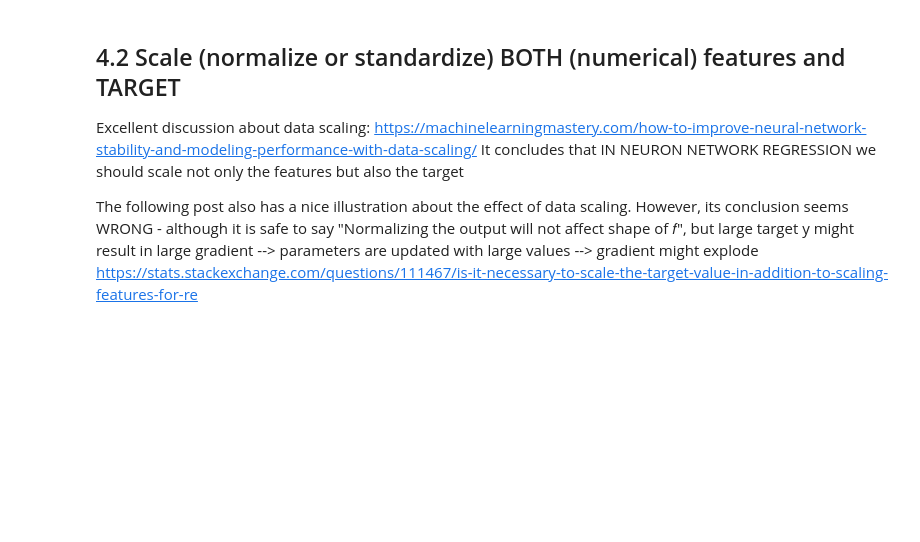
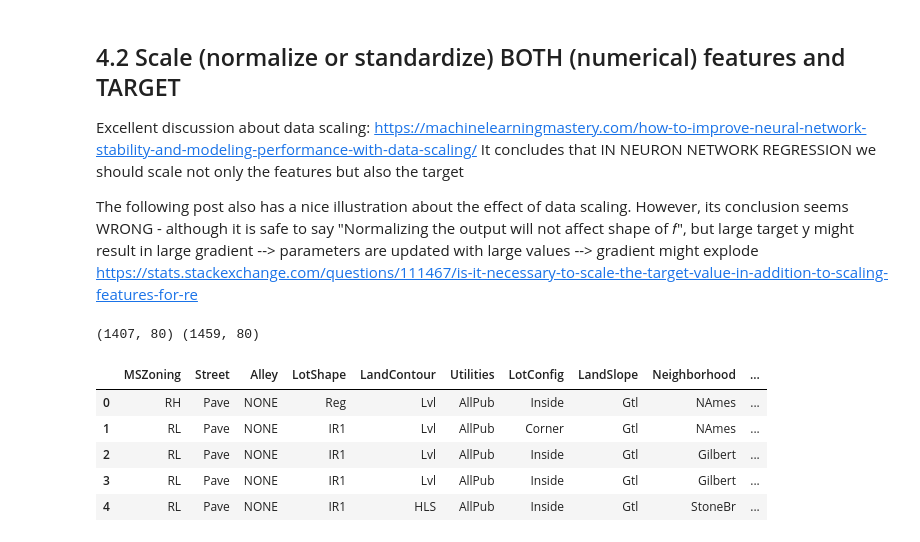
Before and after one commit to loantkvo/houseprices, a Jupyter notebook: houseprices.ipynb, the cells around one changed output. Drawn from its saved outputs; the diff is of its cells as text; code cells hidden in the pictures; blank space fills up the shorter version.

Commit message:
Include categories features

```diff
--- a/houseprices.ipynb
+++ b/houseprices.ipynb
@@ -174,0 +160,4 @@ X_train.head()
+# %%
+test = pd.concat([test.select_dtypes(include=np.object).fillna('NONE'),
+                  test.select_dtypes(exclude=np.object).fillna(0)],
+                 axis=1)
@@ -218,12 +195,12 @@ print(X_train.shape[0], " train samples before removing outliner in train set")
 1460  train samples before removing outliner in train set
 # %%
 # Comment out the line below if want to turn off outliner removal
-isoforest_mask = remove_outliers(X_train[num_features], 'IsolationForest')
+isoforest_mask = remove_outliers(train[num_features], 'IsolationForest')
 
 if 'isoforest_mask' in globals():
-    X_train = X_train.loc[isoforest_mask]
-    X_train.reset_index(drop = True, inplace = True)#drop=True: avoid the old index being added as a column
+    train = train.loc[isoforest_mask]
+    train.reset_index(drop = True, inplace = True)#drop=True: avoid the old index being added as a column
 
-print(X_train.shape[0], " train samples after removing outliner in train set")
+print(train.shape[0], " train samples after removing outliner in train set")
 #X_train_numeric.describe().transpose()
 # %% [output]
@@ -231,6 +208,6 @@ print(X_train.shape[0], " train samples after removing outliner in train set")
 # %%
 # Target column
-Y_train = pd.DataFrame(X_train.pop(target_feature[0]).astype('float'), columns=target_feature)
+Y_train = pd.DataFrame(train.pop(target_feature[0]).astype('float'))
 #print(type(Y_train), Y_train.dtype, Y.shape)
 
 assert Y_train.isnull().values.any() == False #number of NaN values in Y_train must be 0
@@ -279,18 +247,32 @@ def scale_numerical_vector(df_scalertrain, scaling_type='MinMaxScaler'):
 # %%
 # scale input features
 scaling_type = 'MinMaxScaler' # 'StandardScaler'
-input_scaler = scale_numerical_vector(X_train[num_features], scaling_type)
+input_scaler = scale_numerical_vector(train[num_features], scaling_type)
+
 #As the loss function if rmse between the log of predicted y and true one --> I don't feel
 #it is necessary to scale?!!
-output_scaler = scale_numerical_vector(Y_train, scaling_type)
+#output_scaler = scale_numerical_vector(Y_train, scaling_type)
 
 # apply the transform
-X_train[num_features] = input_scaler.transform(X_train[num_features])
-X_test[num_features] = input_scaler.transform(X_test[num_features])
+train[num_features] = input_scaler.transform(train[num_features])
+test[num_features] = input_scaler.transform(test[num_features])
 
-if output_scaler in globals():
-    Y_train = pd.DataFrame(output_scaler.transform(Y_train), columns=Y_train.columns)
+if 'output_scaler' in globals():
+    Y_train = pd.DataFrame(output_scaler.transform(Y_train), columns=target_feature)
 # %%
 # Inspect the data after scaling
 #X_train.describe().transpose()
 #Y_train.describe().transpose()
+# %%
+train = pd.concat([train, Y_train], axis=1)
+test = pd.concat([test, pd.DataFrame(data = {target_feature[0]: np.zeros((test.shape[0]))}, dtype=np.float64)], axis=1)
+print(train.shape, test.shape)
+test.head()
+# %% [output]
+(1407, 80) (1459, 80)
+|  | MSZoning | Street | Alley | LotShape | LandContour | Utilities | LotConfig | LandSlope | Neighborhood | ... |
+| 0 | RH | Pave | NONE | Reg | Lvl | AllPub | Inside | Gtl | NAmes | ... |
+| 1 | RL | Pave | NONE | IR1 | Lvl | AllPub | Corner | Gtl | NAmes | ... |
+| 2 | RL | Pave | NONE | IR1 | Lvl | AllPub | Inside | Gtl | Gilbert | ... |
+| 3 | RL | Pave | NONE | IR1 | Lvl | AllPub | Inside | Gtl | Gilbert | ... |
+| 4 | RL | Pave | NONE | IR1 | HLS | AllPub | Inside | Gtl | StoneBr | ... |
```
Also changed, not shown: parts of 46 cells of this notebook.
